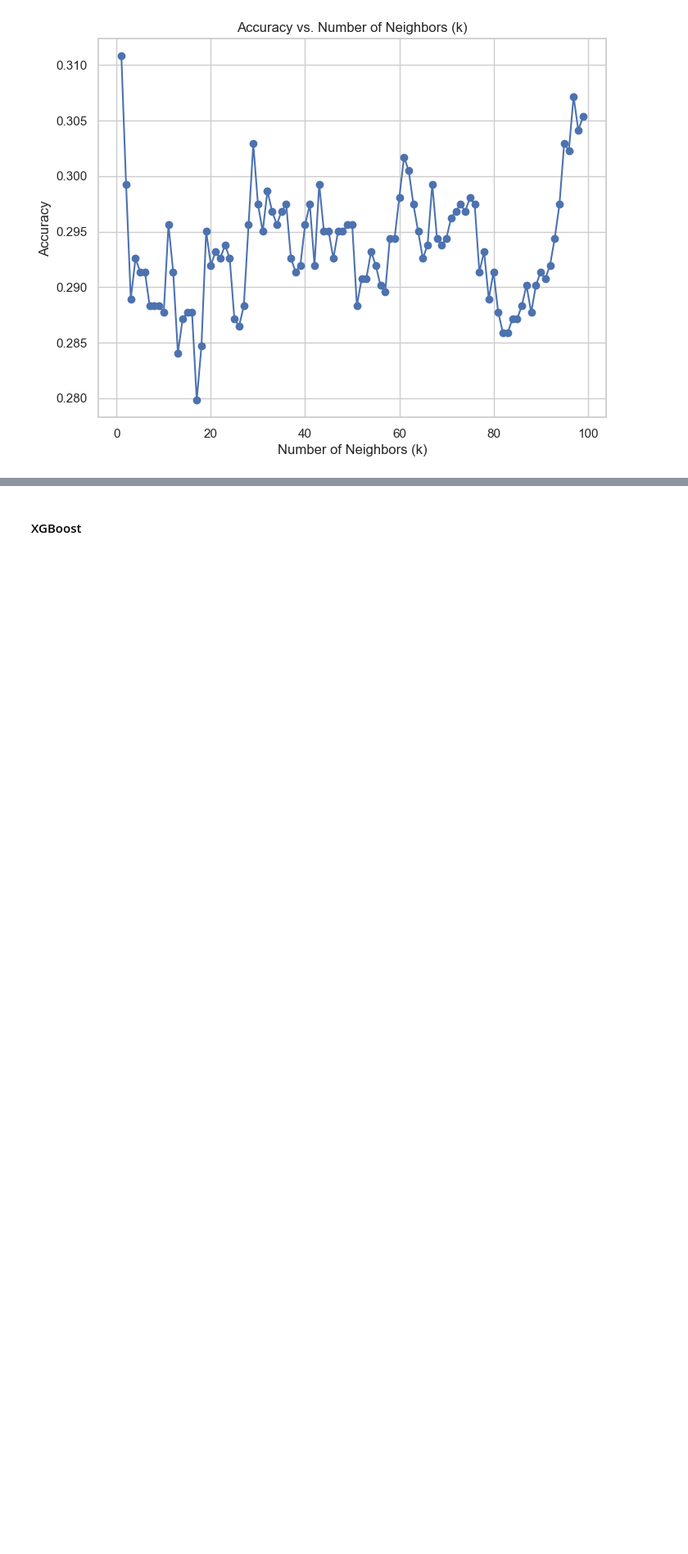
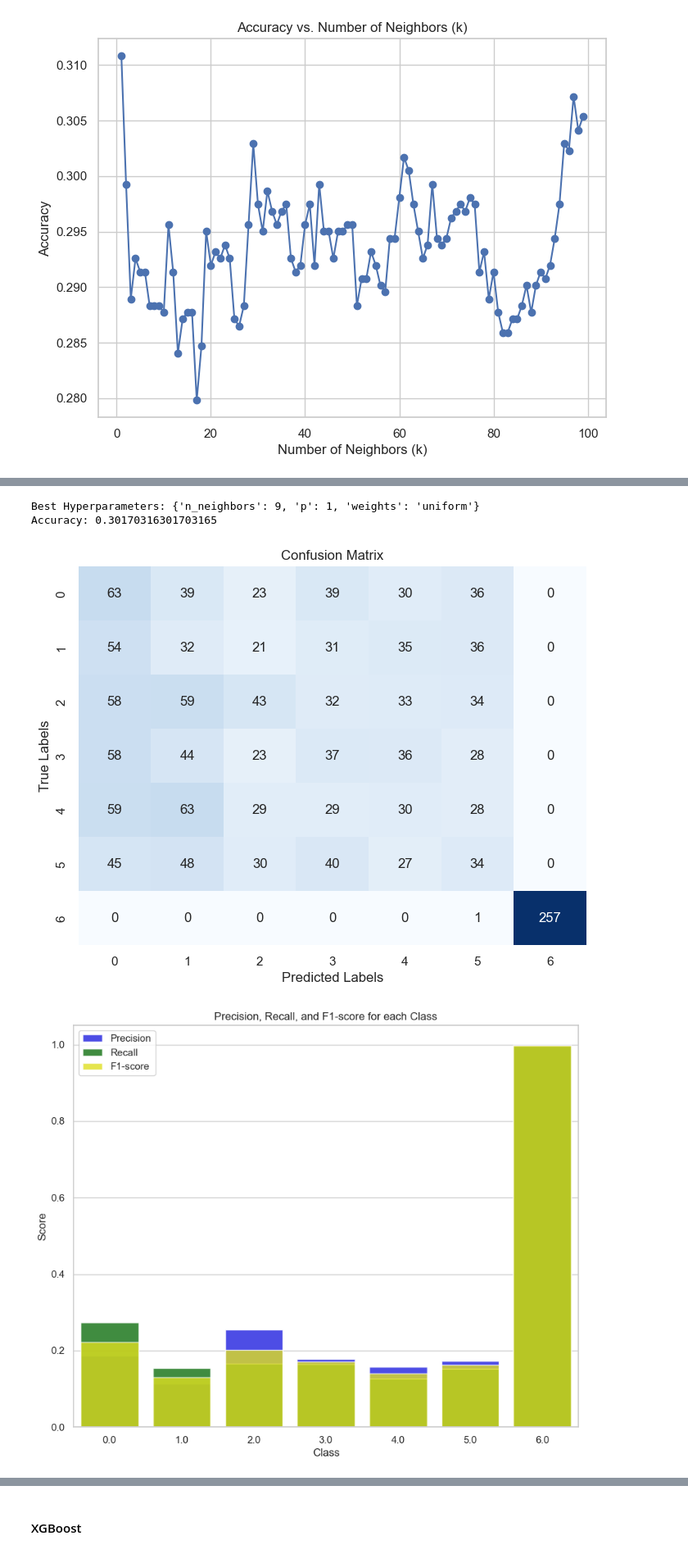
Before and after one commit to AmirMohammadiKarbalaei/Kaggle-Grasp-and-Lift-EEG-Detection, a Jupyter notebook: notebooks/eeg_signals_analysis.ipynb, the cells around one changed output, grey strips where cells are left out. Shown at 82% size. Saved outputs shown, nothing was run; the diff lists cells and outputs as text; code cells hidden in the pictures; blank space fills up the shorter version.

```diff
--- a/notebooks/eeg_signals_analysis.ipynb
+++ b/notebooks/eeg_signals_analysis.ipynb
@@ -266,6 +266,3 @@ weighted avg       0.31      0.31      0.31      1644
 evaluate_knn_classifier(pca_tr, all_labels_shuffled)
 # %% [output]
 [figure]
-# %%
-model = KNeighborsClassifier(n_neighbors = 20)
-evaluate_model(model, pca_tr, all_labels_shuffled)
@@ -289,0 +269,15 @@ weighted avg       0.30      0.29      0.29      1644
+# %%
+param_grid = {
+    'n_neighbors': [3, 5, 7, 9],
+    'weights': ['uniform', 'distance'],
+    'p': [1, 2]
+}
+best_parameters = grid_search_cv(model, pca_tr, all_labels_shuffled,param_grid)
+
+model = KNeighborsClassifier(**best_parameters)
+evaluate_model(model, pca_tr, all_labels_shuffled)
+# %% [output]
+Best Hyperparameters: {'n_neighbors': 9, 'p': 1, 'weights': 'uniform'}
+Accuracy: 0.30170316301703165
+[figure, added]
+[figure, added]
```
Also changed, not shown: parts of 3 cells of this notebook, 2 other files.
